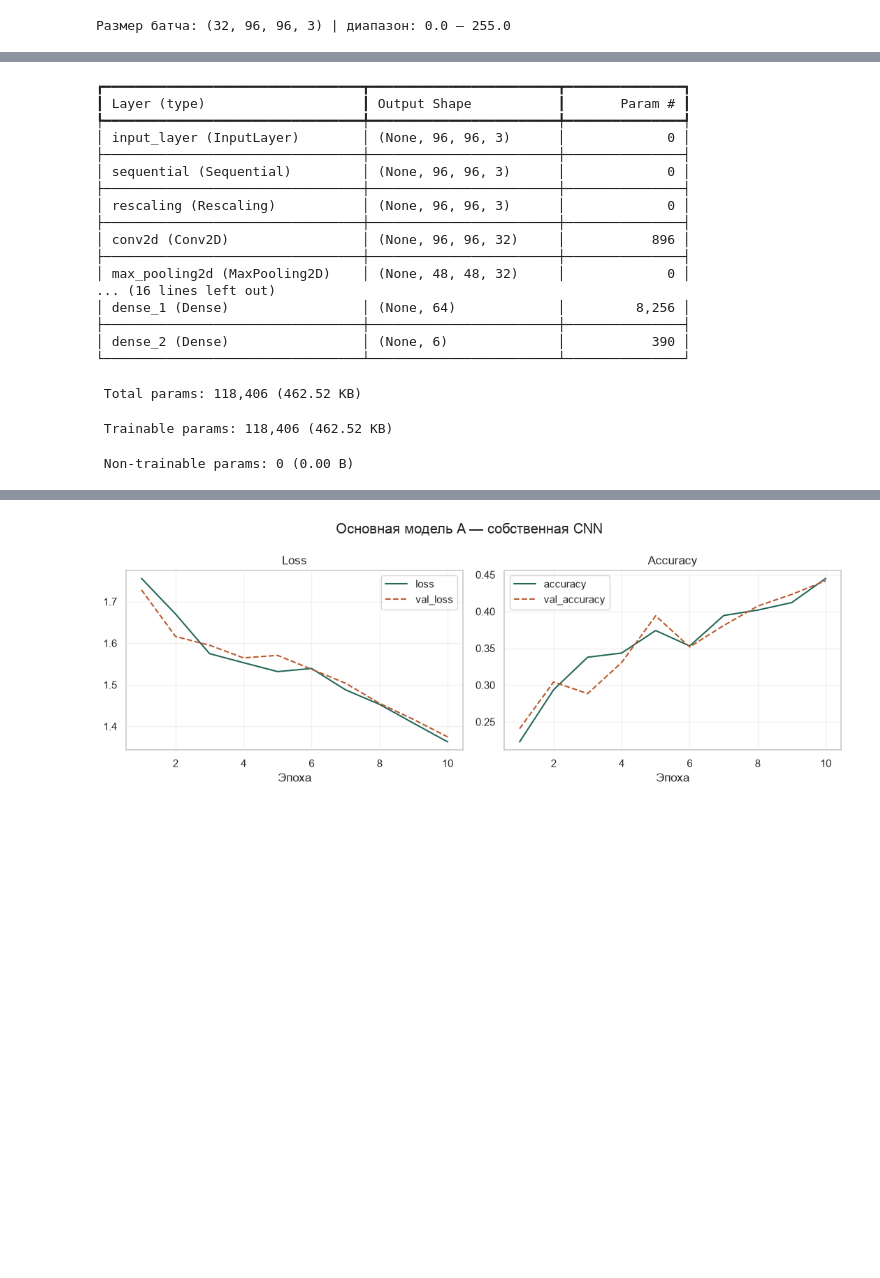
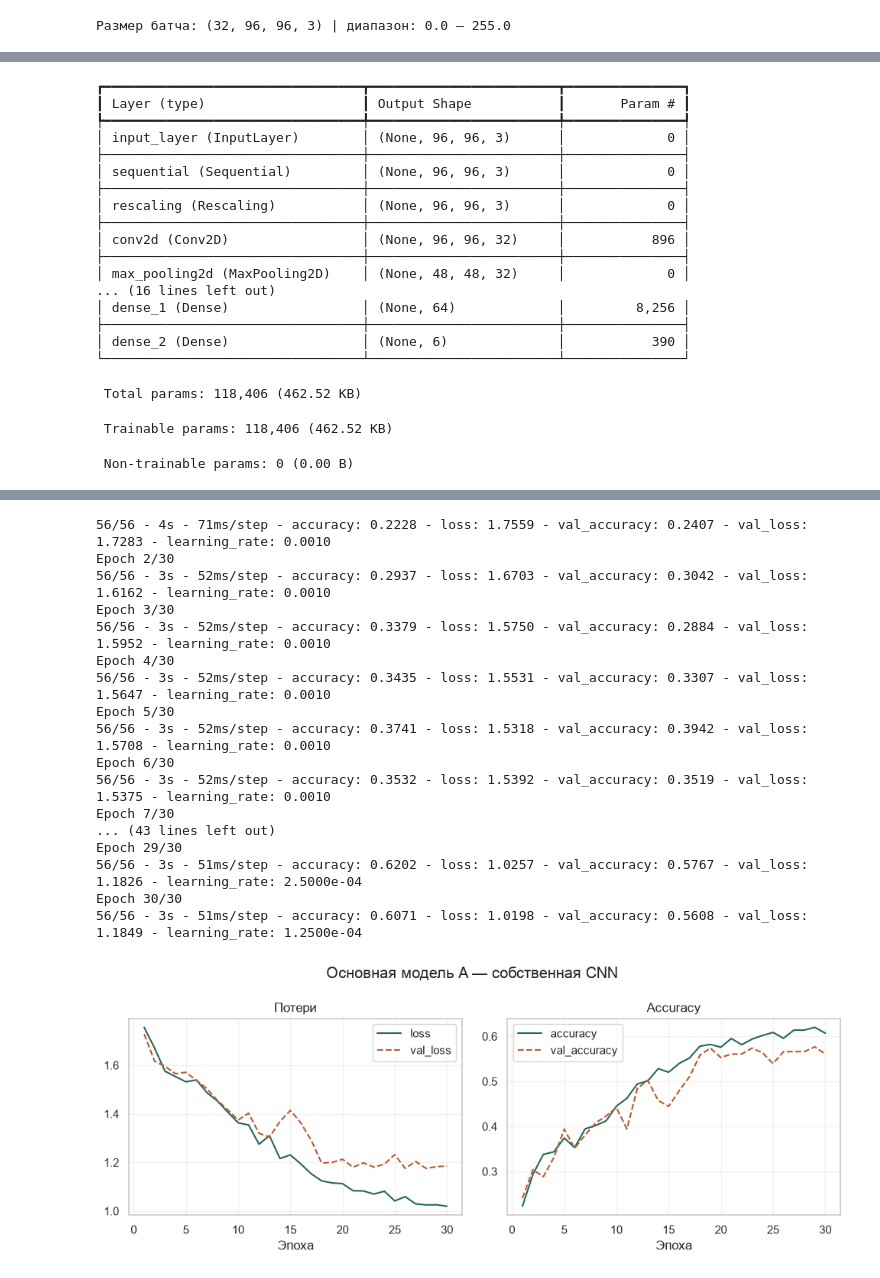
Before and after one commit to Artorias-Abyss/Homework-Leha-1, a Jupyter notebook: ЛР3_вариант6_классификация_отходов_Kaggle.ipynb, the cells around one changed output, grey strips where cells are left out. Drawn from its saved outputs; the diff is of its cells as text; code cells hidden in the pictures; blank space fills up the shorter version.

Commit message:
Train LR3 autoencoder classifier with longer schedules and add report

```diff
--- a/ЛР3_вариант6_классификация_отходов_Kaggle.ipynb
+++ b/ЛР3_вариант6_классификация_отходов_Kaggle.ipynb
@@ -16,5 +18,6 @@
 # %%
-import os, random, sys
+import os, random, sys, time, json
+from datetime import datetime, timezone
 os.environ.setdefault("TF_NUM_INTRAOP_THREADS", "6")
 os.environ.setdefault("TF_NUM_INTEROP_THREADS", "2")
 from pathlib import Path, PurePosixPath
@@ -28,15 +31,31 @@ from sklearn.model_selection import train_test_split
 from sklearn.metrics import (accuracy_score, balanced_accuracy_score,
  precision_recall_fscore_support, confusion_matrix, log_loss, classification_report)
 from IPython.display import display, Markdown
+get_ipython().run_line_magic("matplotlib", "inline")
 SEED=42; random.seed(SEED); np.random.seed(SEED); tf.keras.utils.set_random_seed(SEED)
 IMG_SIZE=(96,96); BATCH_SIZE=32; AUTOTUNE=tf.data.AUTOTUNE
-EPOCH_MULTIPLIER = int(os.environ.get("LR3_EPOCH_MULTIPLIER", "1"))
+EPOCH_MULTIPLIER = int(os.environ.get("LR3_EPOCH_MULTIPLIER", "3"))
 if EPOCH_MULTIPLIER < 1:
     raise ValueError("EPOCH_MULTIPLIER должен быть положительным целым числом.")
 sns.set_theme(style="whitegrid", palette=["#246759", "#b95a31"])
 print("Python:", sys.version.split()[0], "| TensorFlow:", tf.__version__)
 print("Устройства:", [d.device_type for d in tf.config.list_physical_devices()])
 print("Размер изображения:",IMG_SIZE,"batch:",BATCH_SIZE,"seed:",SEED)
+ARTIFACTS = Path("lr3/results")
+ARTIFACTS.mkdir(parents=True, exist_ok=True)
+EPOCHS = {
+    "cnn": 10 * EPOCH_MULTIPLIER,
+    "mobile": 7 * EPOCH_MULTIPLIER,
+    "autoencoder": 6 * EPOCH_MULTIPLIER,
+    "head": 18 * EPOCH_MULTIPLIER,
+    "ae_finetune": 10 * EPOCH_MULTIPLIER,
+    "cnn_plain": 5 * EPOCH_MULTIPLIER,
+    "mobile_finetune": 4 * EPOCH_MULTIPLIER,
+}
+RUN_STARTED = datetime.now(timezone.utc).isoformat()
+RUN_TIMER = time.perf_counter()
+print("Множитель исходных лимитов эпох:", EPOCH_MULTIPLIER)
+display(pd.Series(EPOCHS, name="Максимум эпох").to_frame())
 # %% [output]
 Python: 3.12.14 | TensorFlow: 2.21.0
 Устройства: ['CPU']
@@ -45,7 +73,10 @@ Python: 3.12.14 | TensorFlow: 2.21.0
 DATASET_URL = "https://www.kaggle.com/api/v1/datasets/download/asdasdasasdas/garbage-classification"
 ARCHIVE_SHA256 = "9d76dce1c47d23c92adc3d461d3ea6191070220e6238f9aa60c2ee61227ad88b"
 KAGGLE_ROOT = "Garbage classification/Garbage classification"
-BUNDLED_ARCHIVE = Path("lr3/data/trashnet.zip")
+DATA_DIR = Path("lr3/data")
+if not DATA_DIR.is_dir() and Path("code-repository/lr3/data").is_dir():
+    DATA_DIR = Path("code-repository/lr3/data")
+BUNDLED_ARCHIVE = DATA_DIR / "trashnet.zip"
 TRASHNET_SHA256 = "0bf472790f8b20e5c950d5b5012a9d38af0d3392efd65f8ce171334fc16b07c2"
 ARCHIVE_ROOTS = {ARCHIVE_SHA256: KAGGLE_ROOT, TRASHNET_SHA256: "dataset-resized"}
 class_names = ["cardboard", "glass", "metal", "paper", "plastic", "trash"]
@@ -256,7 +338,7 @@ def build_cnn(width=32,drop=.35,l2=1e-4,use_aug=True):
     x=tf.keras.layers.Dense(64,activation="relu",kernel_regularizer=reg)(x); out=tf.keras.layers.Dense(NUM_CLASSES,activation="softmax")(x)
     m=tf.keras.Model(inp,out,name="custom_CNN"); m.compile(optimizer=tf.keras.optimizers.Adam(1e-3),loss="sparse_categorical_crossentropy",metrics=["accuracy"]); return m
 cnn=build_cnn(); print("Модель A: Conv2D 32→64→128 → GAP → Dense128 → Dropout(.35) → Dense64 → Softmax(6); L2=1e-4; augmentation=flip/rotation"); cnn.summary()
-h_cnn=cnn.fit(train_ds,validation_data=val_ds,epochs=10 * EPOCH_MULTIPLIER,shuffle=False,callbacks=[tf.keras.callbacks.EarlyStopping(monitor="val_loss",patience=2 * EPOCH_MULTIPLIER,restore_best_weights=True)],verbose=2)
+h_cnn = train_model(cnn, train_ds, val_ds, "cnn", EPOCHS["cnn"])
 curves(h_cnn,"Основная модель A — собственная CNN")
 val_probs["CNN"]=cnn.predict(val_ds,verbose=0); results["CNN"]=score(Y_VAL,val_probs["CNN"])
 # %% [output]
@@ -305,2 +368,19 @@ Epoch 10/10
+56/56 - 4s - 71ms/step - accuracy: 0.2228 - loss: 1.7559 - val_accuracy: 0.2407 - val_loss: 1.7283 - learning_rate: 0.0010
+Epoch 2/30
+56/56 - 3s - 52ms/step - accuracy: 0.2937 - loss: 1.6703 - val_accuracy: 0.3042 - val_loss: 1.6162 - learning_rate: 0.0010
+Epoch 3/30
+56/56 - 3s - 52ms/step - accuracy: 0.3379 - loss: 1.5750 - val_accuracy: 0.2884 - val_loss: 1.5952 - learning_rate: 0.0010
+Epoch 4/30
+56/56 - 3s - 52ms/step - accuracy: 0.3435 - loss: 1.5531 - val_accuracy: 0.3307 - val_loss: 1.5647 - learning_rate: 0.0010
+Epoch 5/30
+56/56 - 3s - 52ms/step - accuracy: 0.3741 - loss: 1.5318 - val_accuracy: 0.3942 - val_loss: 1.5708 - learning_rate: 0.0010
+Epoch 6/30
+56/56 - 3s - 52ms/step - accuracy: 0.3532 - loss: 1.5392 - val_accuracy: 0.3519 - val_loss: 1.5375 - learning_rate: 0.0010
+Epoch 7/30
+... (43 lines left out)
+Epoch 29/30
+56/56 - 3s - 51ms/step - accuracy: 0.6202 - loss: 1.0257 - val_accuracy: 0.5767 - val_loss: 1.1826 - learning_rate: 2.5000e-04
+Epoch 30/30
+56/56 - 3s - 51ms/step - accuracy: 0.6071 - loss: 1.0198 - val_accuracy: 0.5608 - val_loss: 1.1849 - learning_rate: 1.2500e-04
-[figure, old version]
+[figure, new version]
 # %% [markdown]
```
Also changed, not shown: parts of 32 cells of this notebook, 20 other files.
